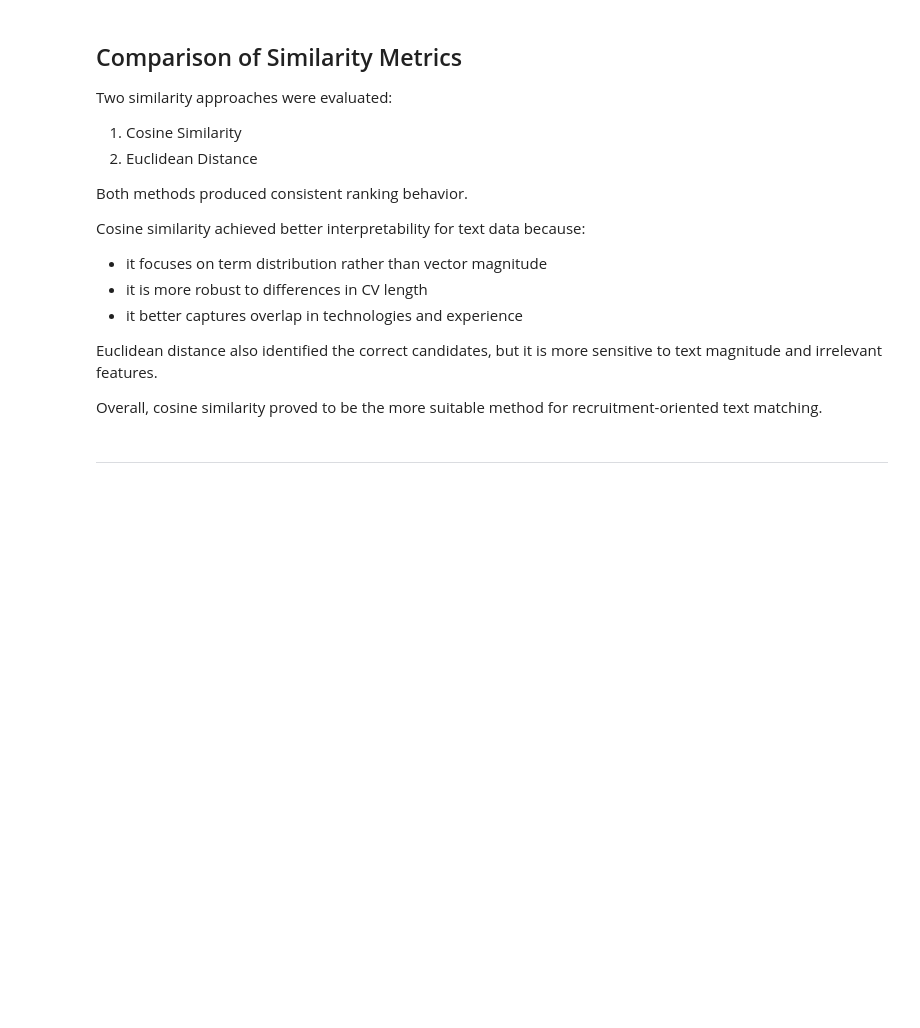
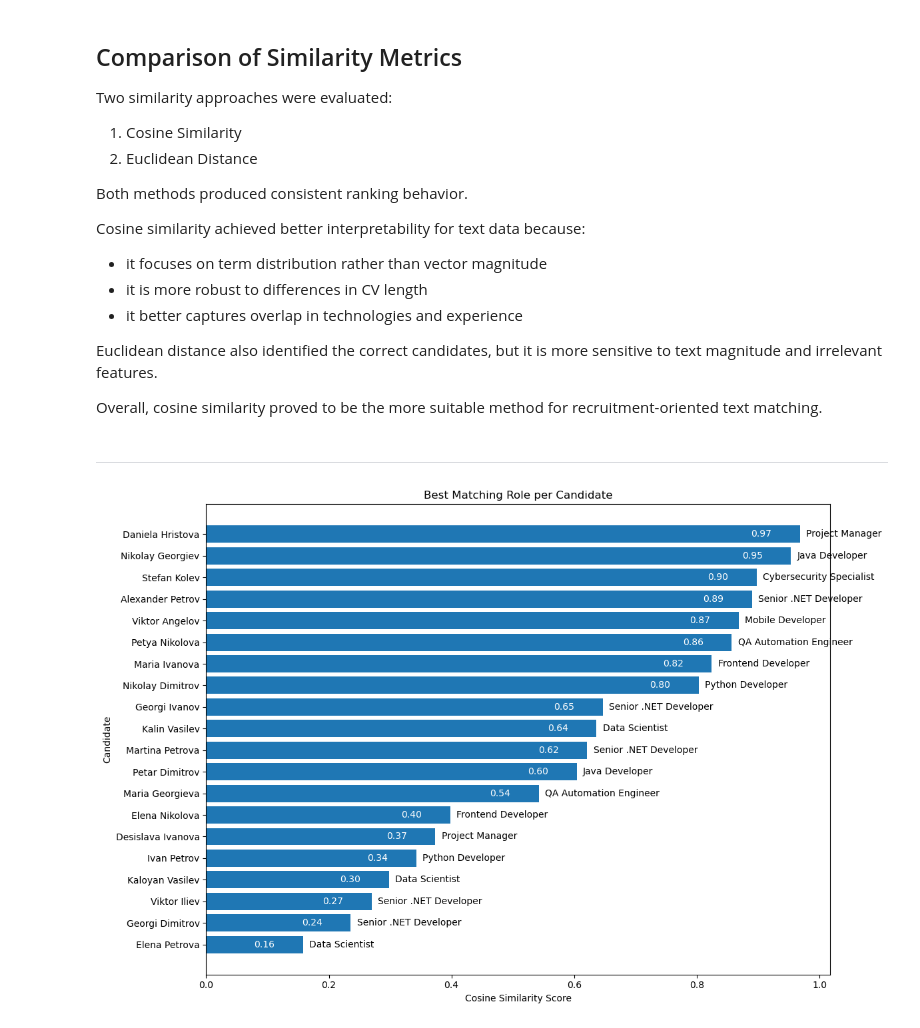
Before and after one commit to DesiVenkova/candidate-job-matching-analysis, a Jupyter notebook: candidate_job_matching_analysis.ipynb, the cells around one changed output. Drawn from its saved outputs; the diff is of its cells as text; code cells hidden in the pictures; blank space fills up the shorter version.

Commit message:
Add similarity analysis

```diff
--- a/candidate_job_matching_analysis.ipynb
+++ b/candidate_job_matching_analysis.ipynb
@@ -499,3 +499,47 @@ Overall, cosine similarity proved to be the more suitable method
 for recruitment-oriented text matching.
 # %% [markdown]
 ---
+# %%
+top_roles = cosine_df.idxmax(axis=1)
+top_scores = cosine_df.max(axis=1)
+
+plot_df = pd.DataFrame({
+    "Best Role": top_roles,
+    "Score": top_scores
+})
+
+plot_df = plot_df.sort_values("Score")
+# %%
+plt.figure(figsize=(12,8))
+
+bars = plt.barh(
+    plot_df.index,
+    plot_df["Score"]
+)
+
+plt.title("Best Matching Role per Candidate")
+plt.xlabel("Cosine Similarity Score")
+plt.ylabel("Candidate")
+
+for i, role in enumerate(plot_df["Best Role"]):
+    plt.text(
+        plot_df["Score"].iloc[i] + 0.01,
+        i,
+        role,
+        va='center'
+    )
+
+for i, score in enumerate(plot_df["Score"]):
+    plt.text(
+        score - 0.08,
+        i,
+        f"{score:.2f}",
+        color="white",
+        va="center"
+    )
+
+plt.tight_layout()
+
+plt.show()
+# %% [output]
+[figure, added]
```
Also changed, not shown: parts of 7 cells of this notebook.
